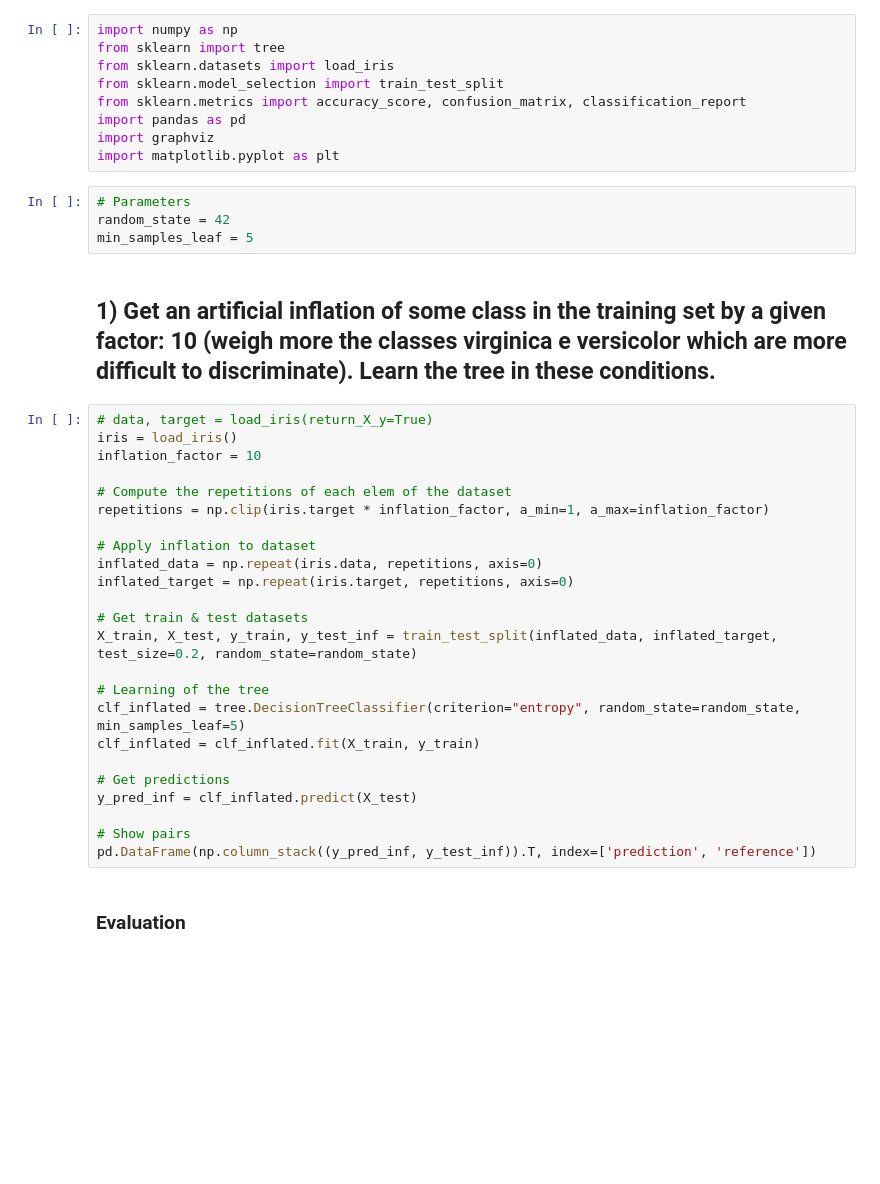
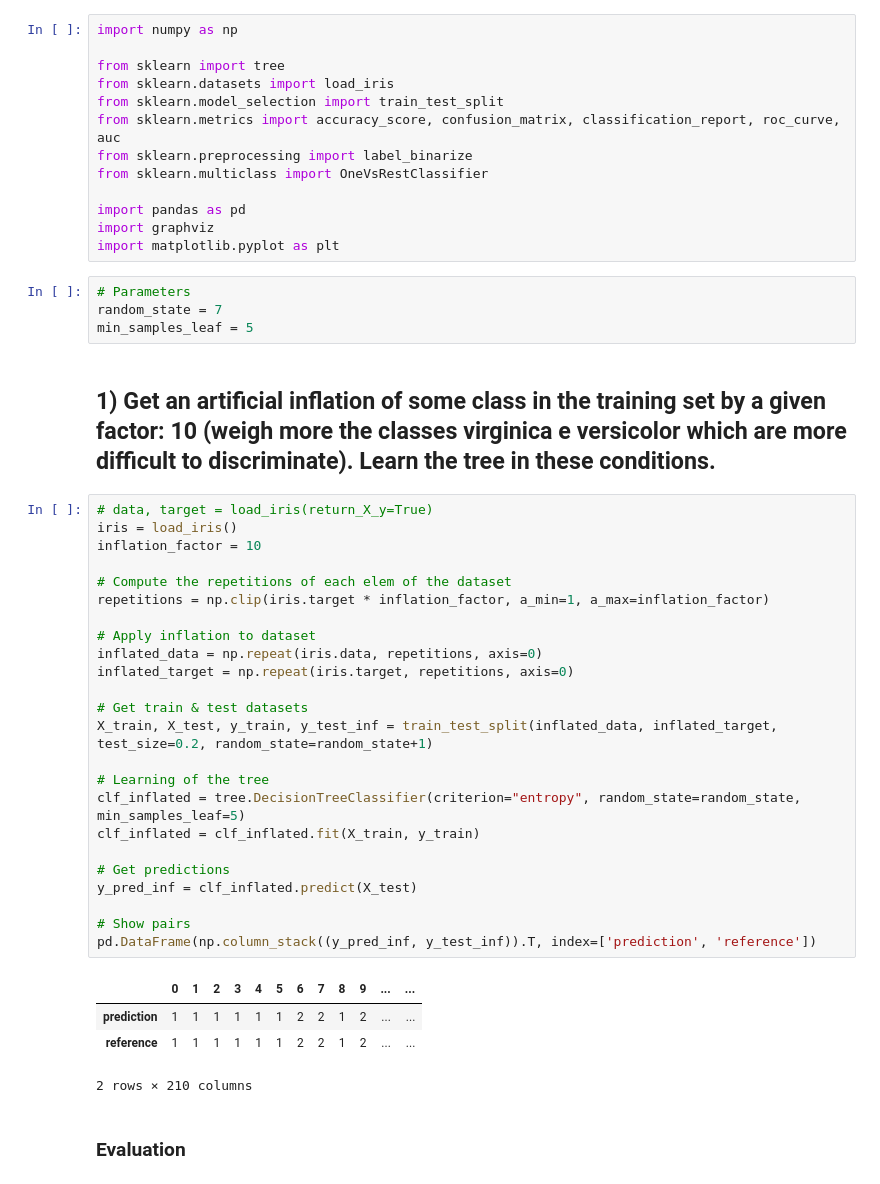
Before and after one commit to lorenzofavaro/machine-learning, a Jupyter notebook: Decision Tree Models/iris_classification.ipynb, the cells around one changed output. Saved outputs shown, nothing was run; the diff lists cells and outputs as text; blank space fills up the shorter version.

```diff
--- a/Decision Tree Models/iris_classification.ipynb
+++ b/Decision Tree Models/iris_classification.ipynb
@@ -1,42 +1,51 @@
 # %%
 import numpy as np
+
 from sklearn import tree
 from sklearn.datasets import load_iris
 from sklearn.model_selection import train_test_split
-from sklearn.metrics import accuracy_score, confusion_matrix, classification_report
+from sklearn.metrics import accuracy_score, confusion_matrix, classification_report, roc_curve, auc
+from sklearn.preprocessing import label_binarize
+from sklearn.multiclass import OneVsRestClassifier
+
 import pandas as pd
 import graphviz
 import matplotlib.pyplot as plt
 # %%
 # Parameters
-random_state = 42
+random_state = 7
 min_samples_leaf = 5
 # %% [markdown]
 ## 1) Get an artificial inflation of some class in the training set by a given factor: 10 (weigh more the classes virginica e versicolor which are more difficult to discriminate). Learn the tree in these conditions.
 # %%
 # data, target = load_iris(return_X_y=True)
 iris = load_iris()
 inflation_factor = 10
 
 # Compute the repetitions of each elem of the dataset
 repetitions = np.clip(iris.target * inflation_factor, a_min=1, a_max=inflation_factor)
 
 # Apply inflation to dataset
 inflated_data = np.repeat(iris.data, repetitions, axis=0)
 inflated_target = np.repeat(iris.target, repetitions, axis=0)
 
 # Get train & test datasets
-X_train, X_test, y_train, y_test_inf = train_test_split(inflated_data, inflated_target, test_size=0.2, random_state=random_state)
+X_train, X_test, y_train, y_test_inf = train_test_split(inflated_data, inflated_target, test_size=0.2, random_state=random_state+1)
 
 # Learning of the tree
 clf_inflated = tree.DecisionTreeClassifier(criterion="entropy", random_state=random_state, min_samples_leaf=5)
 clf_inflated = clf_inflated.fit(X_train, y_train)
 
 # Get predictions
 y_pred_inf = clf_inflated.predict(X_test)
 
 # Show pairs
 pd.DataFrame(np.column_stack((y_pred_inf, y_test_inf)).T, index=['prediction', 'reference'])
+# %% [output]
+|  | 0 | 1 | 2 | 3 | 4 | 5 | 6 | 7 | 8 | 9 | ... | ... |
+| prediction | 1 | 1 | 1 | 1 | 1 | 1 | 2 | 2 | 1 | 2 | ... | ... |
+| reference | 1 | 1 | 1 | 1 | 1 | 1 | 2 | 2 | 1 | 2 | ... | ... |
+2 rows × 210 columns
 # %% [markdown]
 ### Evaluation
 # %%
```
Also changed, not shown: parts of 13 cells of this notebook.
